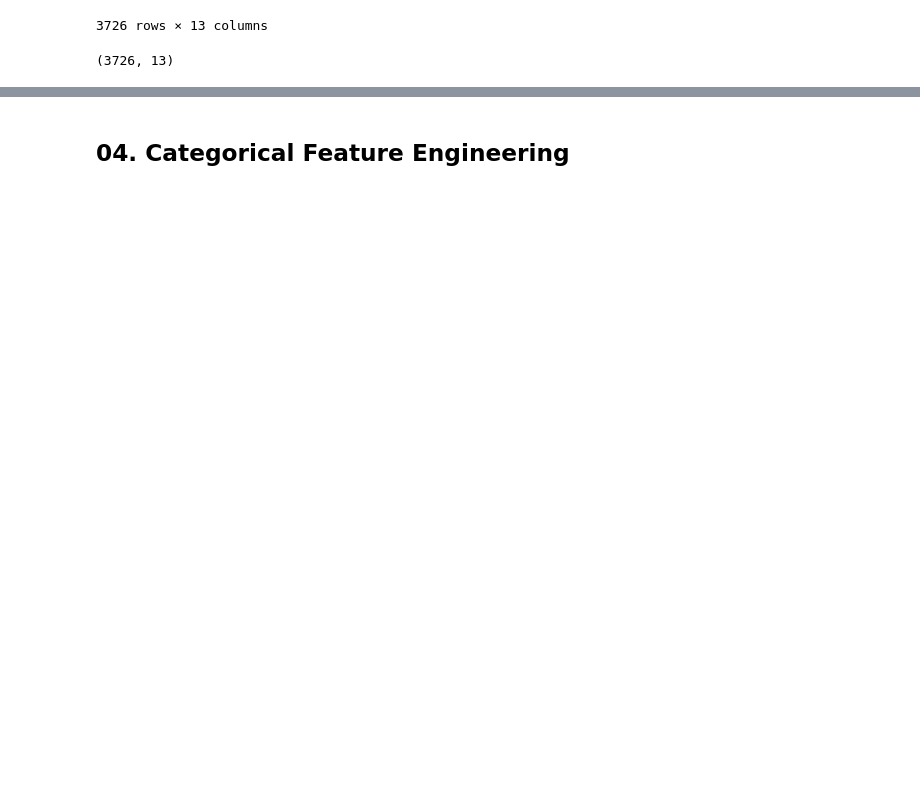
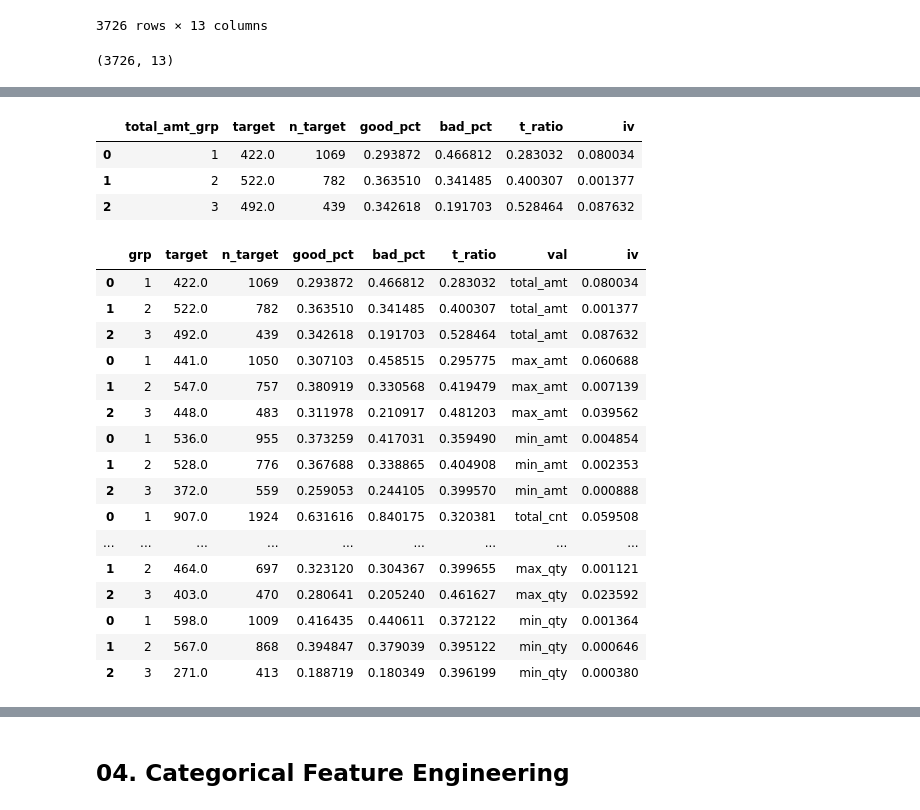
Before and after one commit to chulwonchae/2024-Summer-ML-Projects, a Jupyter notebook: Data_analytic_routine.ipynb, the cells around one changed output, grey strips where cells are left out. Saved outputs shown, nothing was run; the diff lists cells and outputs as text; code cells hidden in the pictures; blank space fills up the shorter version.

```diff
--- a/Data_analytic_routine.ipynb
+++ b/Data_analytic_routine.ipynb
@@ -1226,0 +1450,73 @@ df_mart.shape
+# %%
+# calc IV
+import math
+
+for i in range(len(iv['total_amt_grp'])) :
+  iv.loc[i, 'iv'] = (iv.loc[i,'good_pct'] - iv.loc[i,'bad_pct']) * math.log(iv.loc[i,'good_pct']/iv.loc[i,'bad_pct'])
+
+iv
+# %% [output]
+|  | total_amt_grp | target | n_target | good_pct | bad_pct | t_ratio | iv |
+| 0 | 1 | 422.0 | 1069 | 0.293872 | 0.466812 | 0.283032 | 0.080034 |
+| 1 | 2 | 522.0 | 782 | 0.363510 | 0.341485 | 0.400307 | 0.001377 |
+| 2 | 3 | 492.0 | 439 | 0.342618 | 0.191703 | 0.528464 | 0.087632 |
+# %%
+# for
+integer_list = ['total_amt', 'max_amt', 'min_amt', 'total_cnt','max_cnt', 'min_cnt', 'total_qty', 'max_qty', 'min_qty']
+iv_df = []
+
+for val in integer_list :
+    # ▶ Binning
+    quantile  = df_mart[val].quantile(q=list(np.arange(0.05,1,0.05)), interpolation = 'nearest')
+
+    # ▶ 그룹 초기화
+    df_mart['grp'] = 0
+
+    # 40%, 75%
+    for i in  range(len(df_mart[val])) :
+      if df_mart.loc[i, val] <= quantile.iloc[7] :
+        df_mart.loc[i, 'grp'] = 1
+      elif df_mart.loc[i, val] <= quantile.iloc[14] :
+        df_mart.loc[i, 'grp'] = 2
+      else : df_mart.loc[i, 'grp'] = 3
+
+    # ▶ non target labeling
+    df_mart['n_target'] = np.where(df_mart['target']==0, 1, 0)
+
+    # ▶ target , non-target count
+    iv = df_mart.groupby('grp')[['target', 'n_target']].sum().reset_index()
+
+    # ▶ good_pct / bad_pct 계산
+    iv['good_pct'] = iv['target'] / iv['target'].sum()
+    iv['bad_pct'] = iv['n_target'] / iv['n_target'].sum()
+
+    # ▶ t_ratio
+    iv['t_ratio'] = iv['target'] / (iv['target'] + iv['n_target'])
+
+    iv['val'] = val
+
+    for i in range(len(iv['grp'])) :
+      iv.loc[i, 'iv'] = (iv.loc[i,'good_pct'] - iv.loc[i,'bad_pct']) * math.log(iv.loc[i,'good_pct']/iv.loc[i,'bad_pct'])
+
+    iv_df.append(iv)
+
+iv_df=pd.concat(iv_df)
+iv_df
+# %% [output]
+|  | grp | target | n_target | good_pct | bad_pct | t_ratio | val | iv |
+| 0 | 1 | 422.0 | 1069 | 0.293872 | 0.466812 | 0.283032 | total_amt | 0.080034 |
+| 1 | 2 | 522.0 | 782 | 0.363510 | 0.341485 | 0.400307 | total_amt | 0.001377 |
+| 2 | 3 | 492.0 | 439 | 0.342618 | 0.191703 | 0.528464 | total_amt | 0.087632 |
+| 0 | 1 | 441.0 | 1050 | 0.307103 | 0.458515 | 0.295775 | max_amt | 0.060688 |
+| 1 | 2 | 547.0 | 757 | 0.380919 | 0.330568 | 0.419479 | max_amt | 0.007139 |
+| 2 | 3 | 448.0 | 483 | 0.311978 | 0.210917 | 0.481203 | max_amt | 0.039562 |
+| 0 | 1 | 536.0 | 955 | 0.373259 | 0.417031 | 0.359490 | min_amt | 0.004854 |
+| 1 | 2 | 528.0 | 776 | 0.367688 | 0.338865 | 0.404908 | min_amt | 0.002353 |
+| 2 | 3 | 372.0 | 559 | 0.259053 | 0.244105 | 0.399570 | min_amt | 0.000888 |
+| 0 | 1 | 907.0 | 1924 | 0.631616 | 0.840175 | 0.320381 | total_cnt | 0.059508 |
+| ... | ... | ... | ... | ... | ... | ... | ... | ... |
+| 1 | 2 | 464.0 | 697 | 0.323120 | 0.304367 | 0.399655 | max_qty | 0.001121 |
+| 2 | 3 | 403.0 | 470 | 0.280641 | 0.205240 | 0.461627 | max_qty | 0.023592 |
+| 0 | 1 | 598.0 | 1009 | 0.416435 | 0.440611 | 0.372122 | min_qty | 0.001364 |
+| 1 | 2 | 567.0 | 868 | 0.394847 | 0.379039 | 0.395122 | min_qty | 0.000646 |
+| 2 | 3 | 271.0 | 413 | 0.188719 | 0.180349 | 0.396199 | min_qty | 0.000380 |
```
Also changed, not shown: parts of 35 cells of this notebook, 2 other files.
